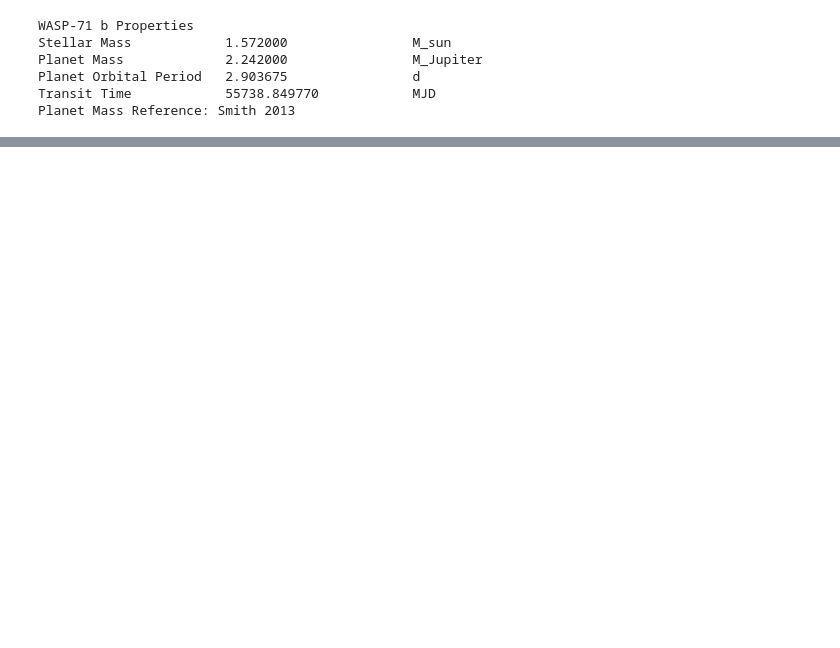
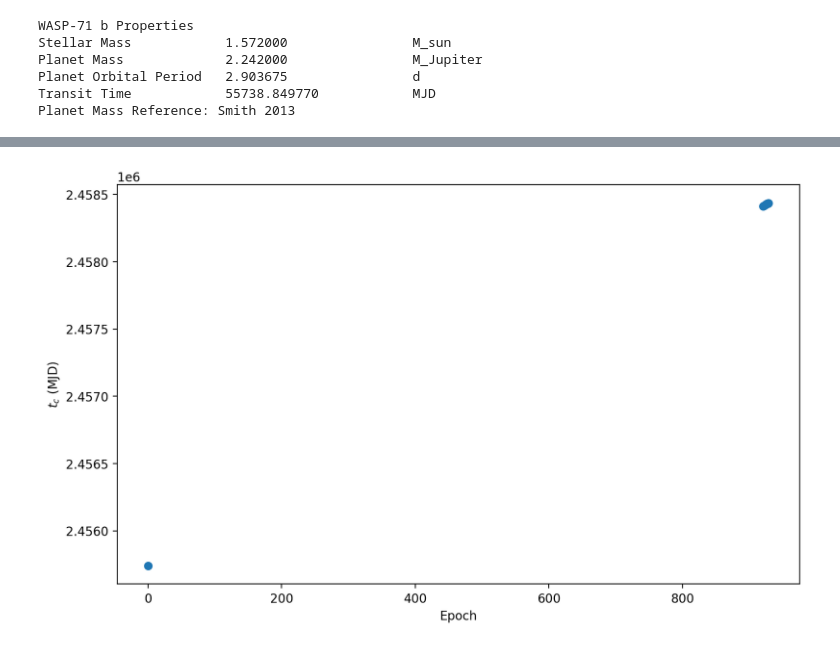
Before and after one commit to troyzx/fitransit, a Jupyter notebook: WASP-71 b.ipynb, the cells around one changed output, grey strips where cells are left out. Saved outputs shown, nothing was run; the diff lists cells and outputs as text; code cells hidden in the pictures; blank space fills up the shorter version.

```diff
--- a/WASP-71 b.ipynb
+++ b/WASP-71 b.ipynb
@@ -61,0 +85,4 @@ for i in range(len(wasp71b.lpf.times)):
+# %%
+fig = wasp71b.plot_ttv(plot_zero_epoch=True)
+# %% [output]
+[figure, added]
```
Also changed, not shown: parts of 8 cells of this notebook, 7 other files.
